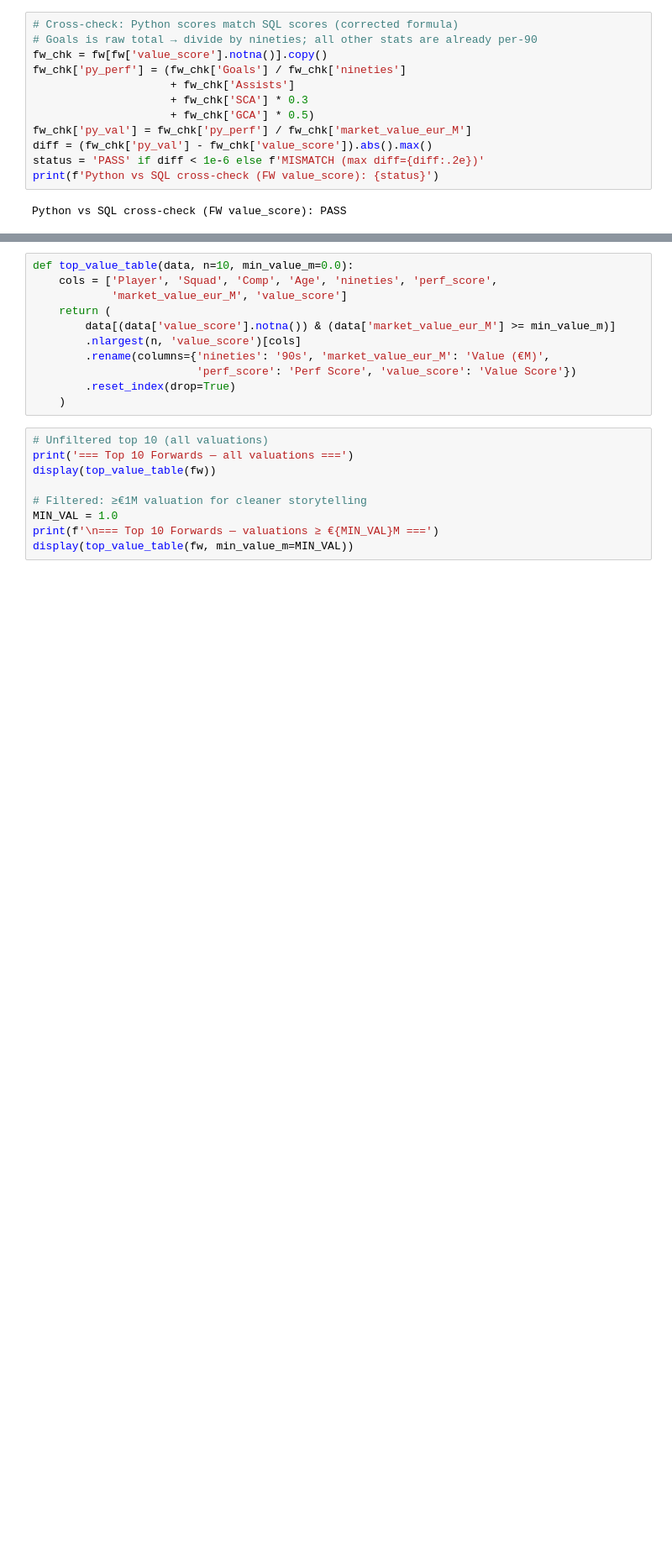
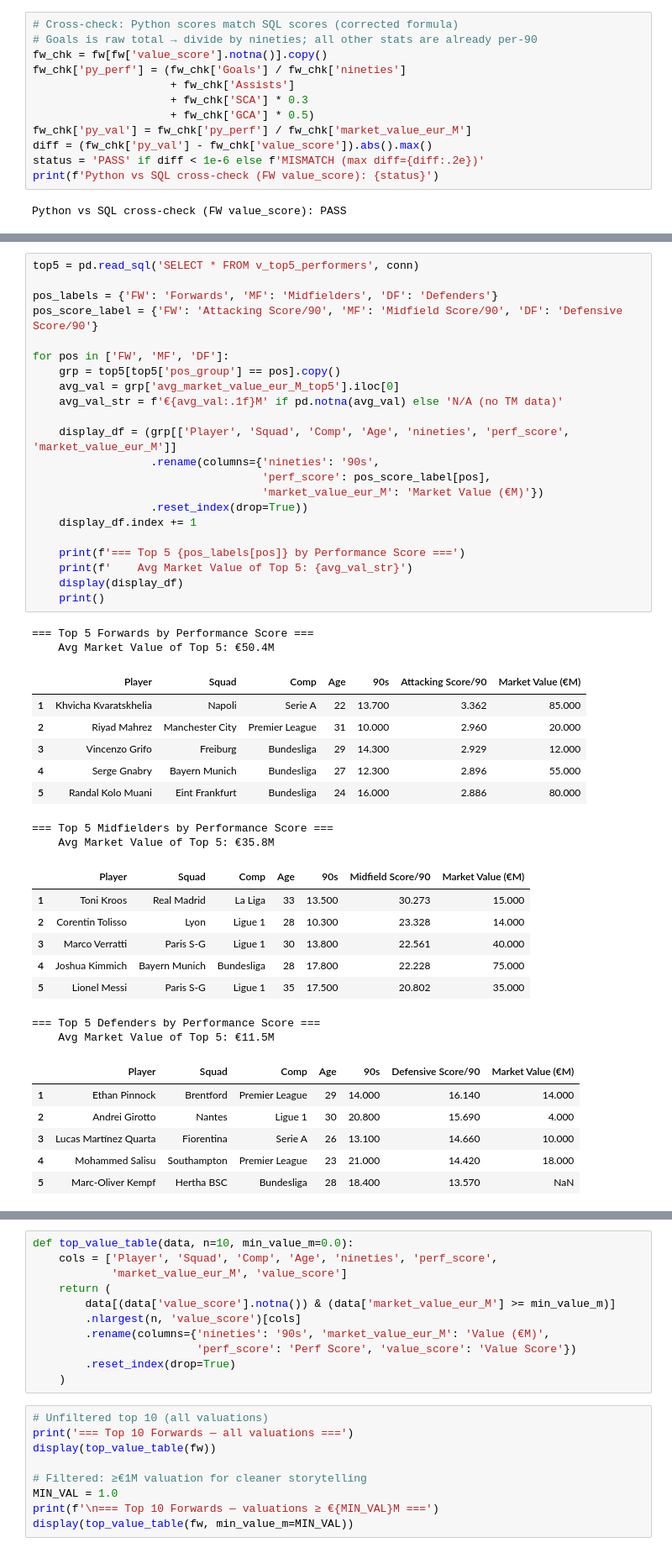
Before and after one commit to sachit-sharma/Football-MostValuablePlayers-2023, a Jupyter notebook: notebooks/analysis.ipynb, the cells around one changed output, grey strips where cells are left out. Shown at 84% size. Saved outputs shown, nothing was run; the diff lists cells and outputs as text; blank space fills up the shorter version.

```diff
--- a/notebooks/analysis.ipynb
+++ b/notebooks/analysis.ipynb
@@ -173,0 +182,47 @@ Python vs SQL cross-check (FW value_score): PASS
+# %%
+top5 = pd.read_sql('SELECT * FROM v_top5_performers', conn)
+
+pos_labels = {'FW': 'Forwards', 'MF': 'Midfielders', 'DF': 'Defenders'}
+pos_score_label = {'FW': 'Attacking Score/90', 'MF': 'Midfield Score/90', 'DF': 'Defensive Score/90'}
+
+for pos in ['FW', 'MF', 'DF']:
+    grp = top5[top5['pos_group'] == pos].copy()
+    avg_val = grp['avg_market_value_eur_M_top5'].iloc[0]
+    avg_val_str = f'€{avg_val:.1f}M' if pd.notna(avg_val) else 'N/A (no TM data)'
+
+    display_df = (grp[['Player', 'Squad', 'Comp', 'Age', 'nineties', 'perf_score', 'market_value_eur_M']]
+                  .rename(columns={'nineties': '90s',
+                                   'perf_score': pos_score_label[pos],
+                                   'market_value_eur_M': 'Market Value (€M)'})
+                  .reset_index(drop=True))
+    display_df.index += 1
+
+    print(f'=== Top 5 {pos_labels[pos]} by Performance Score ===')
+    print(f'    Avg Market Value of Top 5: {avg_val_str}')
+    display(display_df)
+    print()
+# %% [output]
+=== Top 5 Forwards by Performance Score ===
+    Avg Market Value of Top 5: €50.4M
+|  | Player | Squad | Comp | Age | 90s | Attacking Score/90 | Market Value (€M) |
+| 1 | Khvicha Kvaratskhelia | Napoli | Serie A | 22 | 13.700 | 3.362 | 85.000 |
+| 2 | Riyad Mahrez | Manchester City | Premier League | 31 | 10.000 | 2.960 | 20.000 |
+| 3 | Vincenzo Grifo | Freiburg | Bundesliga | 29 | 14.300 | 2.929 | 12.000 |
+| 4 | Serge Gnabry | Bayern Munich | Bundesliga | 27 | 12.300 | 2.896 | 55.000 |
+| 5 | Randal Kolo Muani | Eint Frankfurt | Bundesliga | 24 | 16.000 | 2.886 | 80.000 |
+=== Top 5 Midfielders by Performance Score ===
+    Avg Market Value of Top 5: €35.8M
+|  | Player | Squad | Comp | Age | 90s | Midfield Score/90 | Market Value (€M) |
+| 1 | Toni Kroos | Real Madrid | La Liga | 33 | 13.500 | 30.273 | 15.000 |
+| 2 | Corentin Tolisso | Lyon | Ligue 1 | 28 | 10.300 | 23.328 | 14.000 |
+| 3 | Marco Verratti | Paris S-G | Ligue 1 | 30 | 13.800 | 22.561 | 40.000 |
+| 4 | Joshua Kimmich | Bayern Munich | Bundesliga | 28 | 17.800 | 22.228 | 75.000 |
+| 5 | Lionel Messi | Paris S-G | Ligue 1 | 35 | 17.500 | 20.802 | 35.000 |
+=== Top 5 Defenders by Performance Score ===
+    Avg Market Value of Top 5: €11.5M
+|  | Player | Squad | Comp | Age | 90s | Defensive Score/90 | Market Value (€M) |
+| 1 | Ethan Pinnock | Brentford | Premier League | 29 | 14.000 | 16.140 | 14.000 |
+| 2 | Andrei Girotto | Nantes | Ligue 1 | 30 | 20.800 | 15.690 | 4.000 |
+| 3 | Lucas Martínez Quarta | Fiorentina | Serie A | 26 | 13.100 | 14.660 | 10.000 |
+| 4 | Mohammed Salisu | Southampton | Premier League | 23 | 21.000 | 14.420 | 18.000 |
+| 5 | Marc-Oliver Kempf | Hertha BSC | Bundesliga | 28 | 18.400 | 13.570 | NaN |
```
Also changed, not shown: parts of 13 cells of this notebook, 8 other files.
